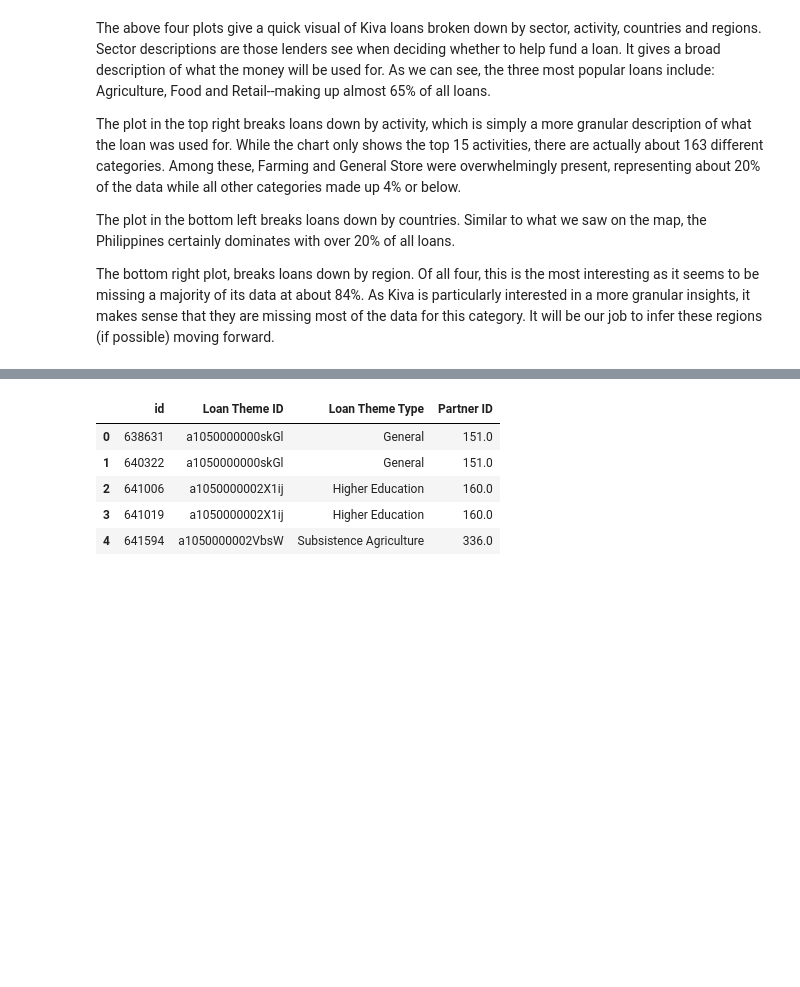
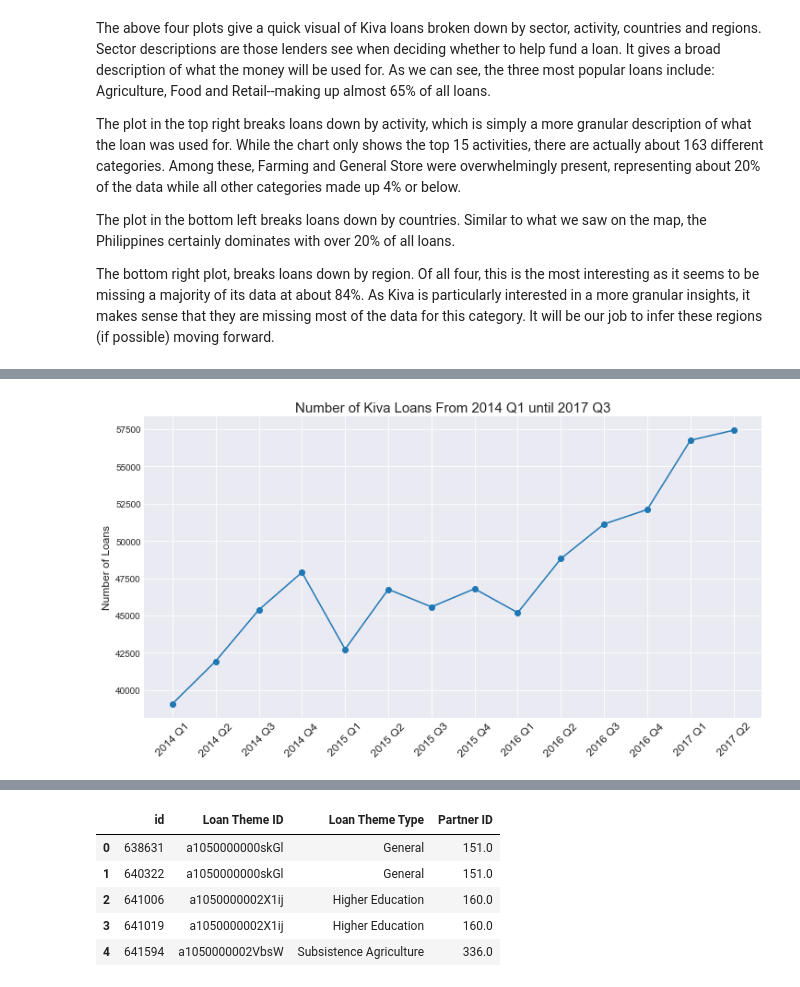
Before and after one commit to smakhijani/kaggle-kiva-crowdfunding, a Jupyter notebook: Preliminary Exploratory Data Analysis.ipynb, the cells around one changed output, grey strips where cells are left out. Saved outputs shown, nothing was run; the diff lists cells and outputs as text; code cells hidden in the pictures; blank space fills up the shorter version.

Commit message:
added line graphs: -number of loans over time -number of active countries over time

```diff
--- a/Preliminary Exploratory Data Analysis.ipynb
+++ b/Preliminary Exploratory Data Analysis.ipynb
@@ -343,0 +365,9 @@ kiva_loans.head()
+# %%
+num_loans_time ={}
+
+for year in ['2014', '2015','2016', '2017']:
+    for quarter in range(1, 5):
+        num = len(kiva_loans[(kiva_loans['date'].str.contains(year)) & \
+                             (kiva_loans['quarter_loan_posted']==str(quarter))])
+
+        num_loans_time["%s Q%d" % (year, quarter)] = num
@@ -343,0 +380,9 @@ kiva_loans.head()
+# %%
+sns.set_style('darkgrid')
+plt.figure(figsize = (12,6))
+plt.plot(np.arange(len(num_loans_time)), list(num_loans_time.values()), marker='o')
+plt.xticks(np.arange(len(num_loans_time)), list(num_loans_time.keys()), fontsize = 12, rotation = 45)
+plt.ylabel("Number of Loans", fontsize = 12)
+plt.title("Number of Kiva Loans From 2014 Q1 until 2017 Q3", fontsize = 15);
+# %% [output]
+[figure, added]
```
Also changed, not shown: parts of 13 cells of this notebook.
